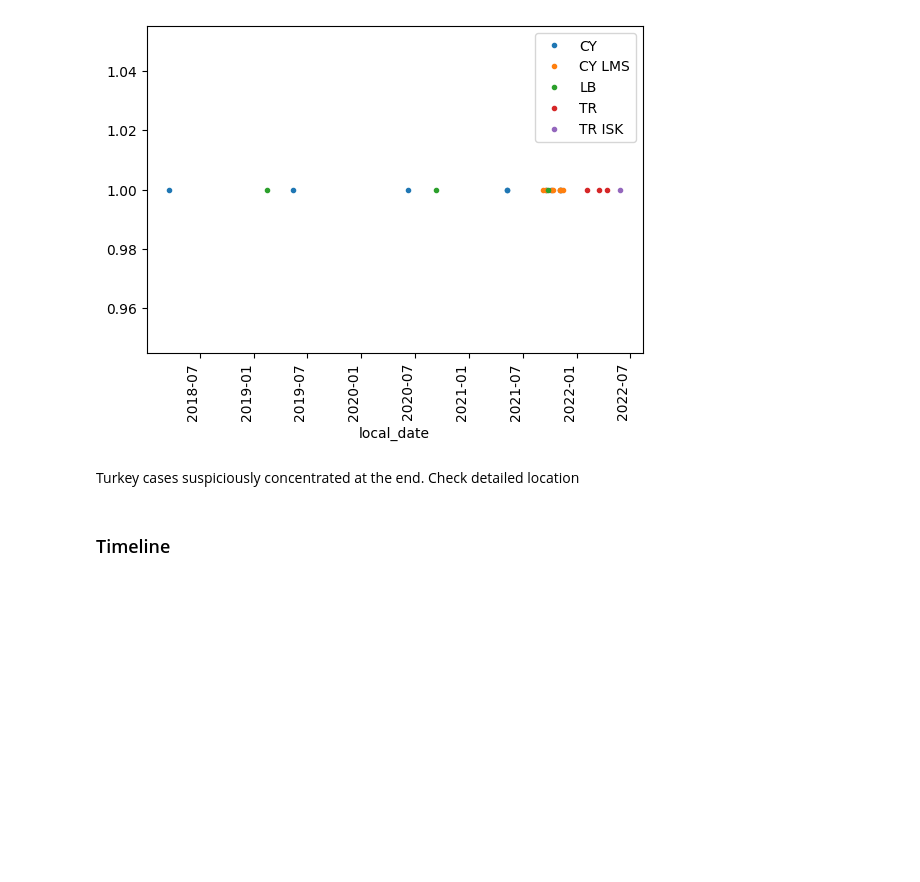
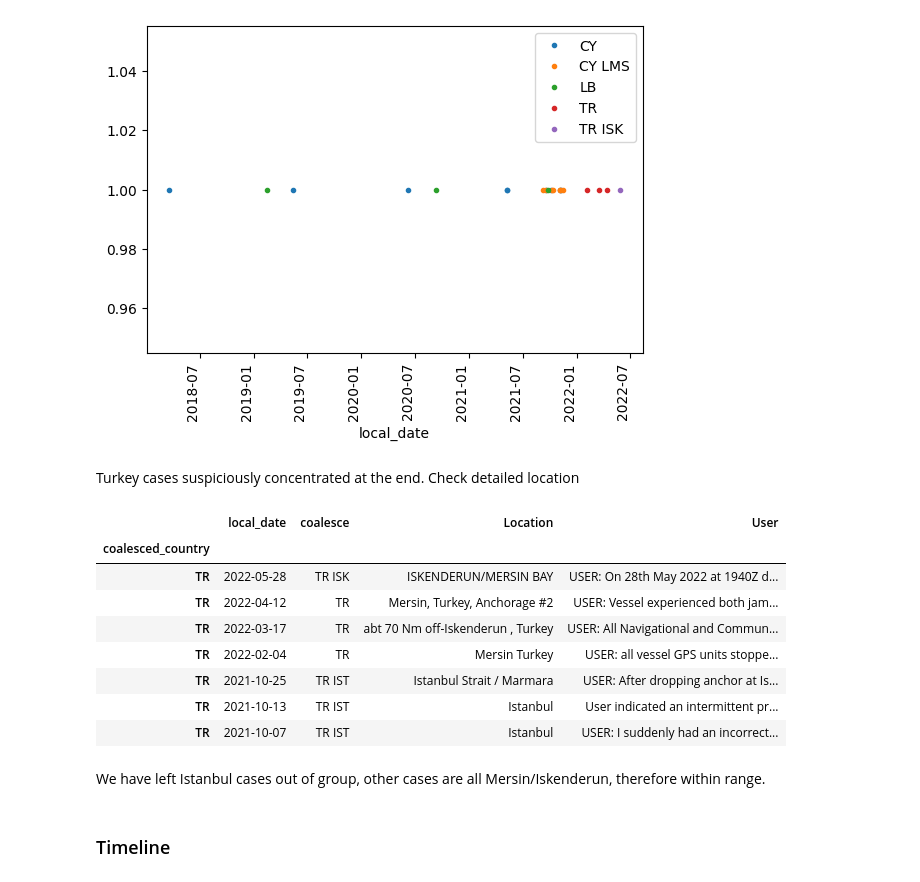
Before and after one commit to stelios-c/GPS_analysis, a Jupyter notebook: GPS_interference_analysis.ipynb, the cells around one changed output. Saved outputs shown, nothing was run; the diff lists cells and outputs as text; code cells hidden in the pictures; blank space fills up the shorter version.

Commit message:
check details of Turkey and Italy

```diff
--- a/GPS_interference_analysis.ipynb
+++ b/GPS_interference_analysis.ipynb
@@ -143,6 +143,20 @@ GPS_interference_assigned.query('Source=="Syria"').groupby(['coalesce','local_da
 [figure]
 # %% [markdown]
 Turkey cases suspiciously concentrated at the end. Check detailed location
+# %%
+GPS_interference.set_index('coalesced_country').loc['TR'][['local_date','coalesce','Location','User']]
+# %% [output]
+|  | local_date | coalesce | Location | User |
+| coalesced_country |  |  |  |  |
+| TR | 2022-05-28 | TR ISK | ISKENDERUN/MERSIN BAY | USER: On 28th May 2022 at 1940Z d... |
+| TR | 2022-04-12 | TR | Mersin, Turkey, Anchorage #2 | USER: Vessel experienced both jam... |
+| TR | 2022-03-17 | TR | abt 70 Nm off-Iskenderun , Turkey | USER: All Navigational and Commun... |
+| TR | 2022-02-04 | TR | Mersin Turkey | USER: all vessel GPS units stoppe... |
+| TR | 2021-10-25 | TR IST | Istanbul Strait / Marmara | USER: After dropping anchor at Is... |
+| TR | 2021-10-13 | TR IST | Istanbul | User indicated an intermittent pr... |
+| TR | 2021-10-07 | TR IST | Istanbul | USER: I suddenly had an incorrect... |
+# %% [markdown]
+We have left Istanbul cases out of group, other cases are all Mersin/Iskenderun, therefore within range.
 # %% [markdown]
 ### Timeline
 # %%
```
